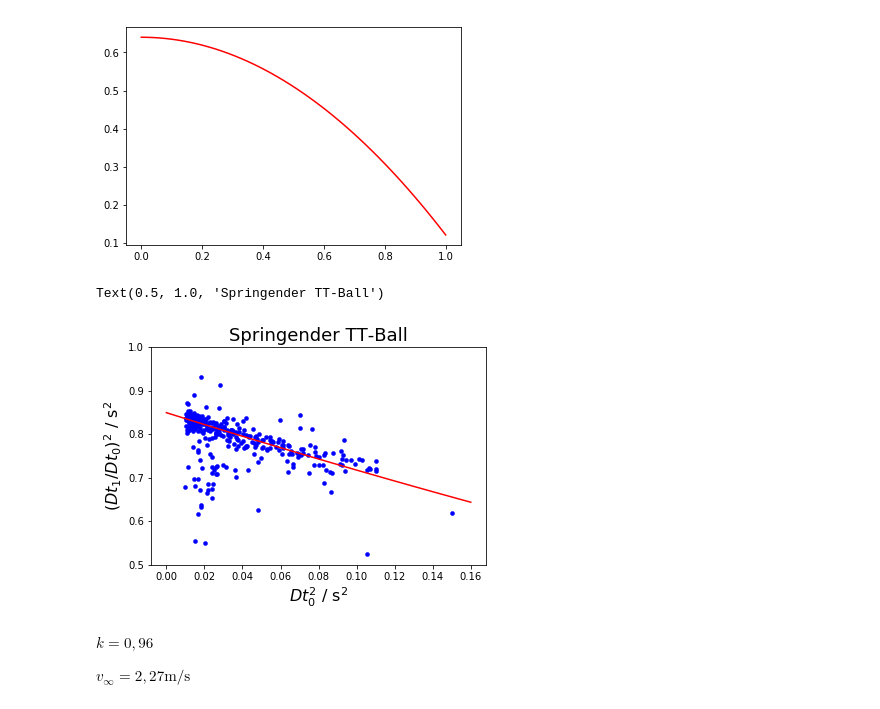
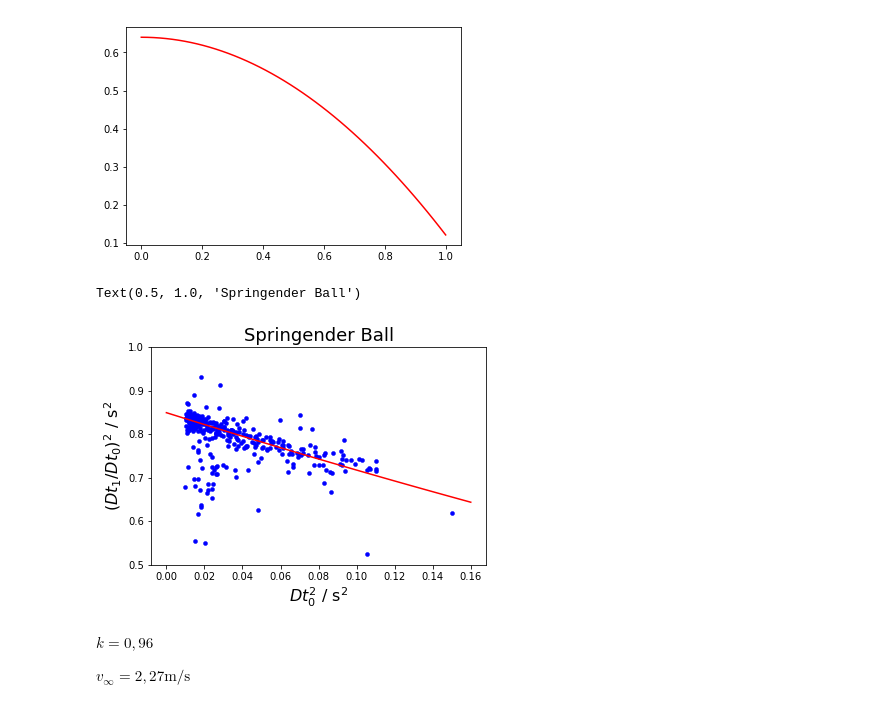
Before and after one commit to allgebrist/physik-praktikum, a Jupyter notebook: Springender Ball - Aufgabe 4.ipynb, the cells around one changed output. Saved outputs shown, nothing was run; the diff lists cells and outputs as text; code cells hidden in the pictures.

```diff
--- a/Springender Ball - Aufgabe 4.ipynb
+++ b/Springender Ball - Aufgabe 4.ipynb
@@ -110,19 +110,19 @@ plt.plot(x, theoriefunktion(x, k, f), 'r-')
 # %%
 a = (tabelle["Dt"][tabelle["Dt"] < 0.4])**2
 b = (tabelle["Dt1/Dt0"][tabelle["Dt1/Dt0"] < 2.55])**2
 
 plt.plot(a, b, 'bo', markersize = 4, markeredgewidth = 0.5)
 plt.ylim(bottom = 0.5, top = 1)
 
 k, f = 0.96, 0.9
 x = np.linspace(0, 0.4)
 plt.plot(x**2, theoriefunktion(x, k, f)**2, 'r-')
 plt.xlabel('$Dt_0^2$ / $\mathrm{s}^2$', fontsize = 16)
 plt.ylabel('$(Dt_1/Dt_0)^2$ / $\mathrm{s}^2$', fontsize = 16)
-plt.title('Springender TT-Ball', fontsize = 18)
+plt.title('Springender Ball', fontsize = 18)
 # %% [output]
-Text(0.5, 1.0, 'Springender TT-Ball')
+Text(0.5, 1.0, 'Springender Ball')
-[figure, old version]
+[figure, new version]
 # %% [markdown]
 $k = 0,96$
 
```
